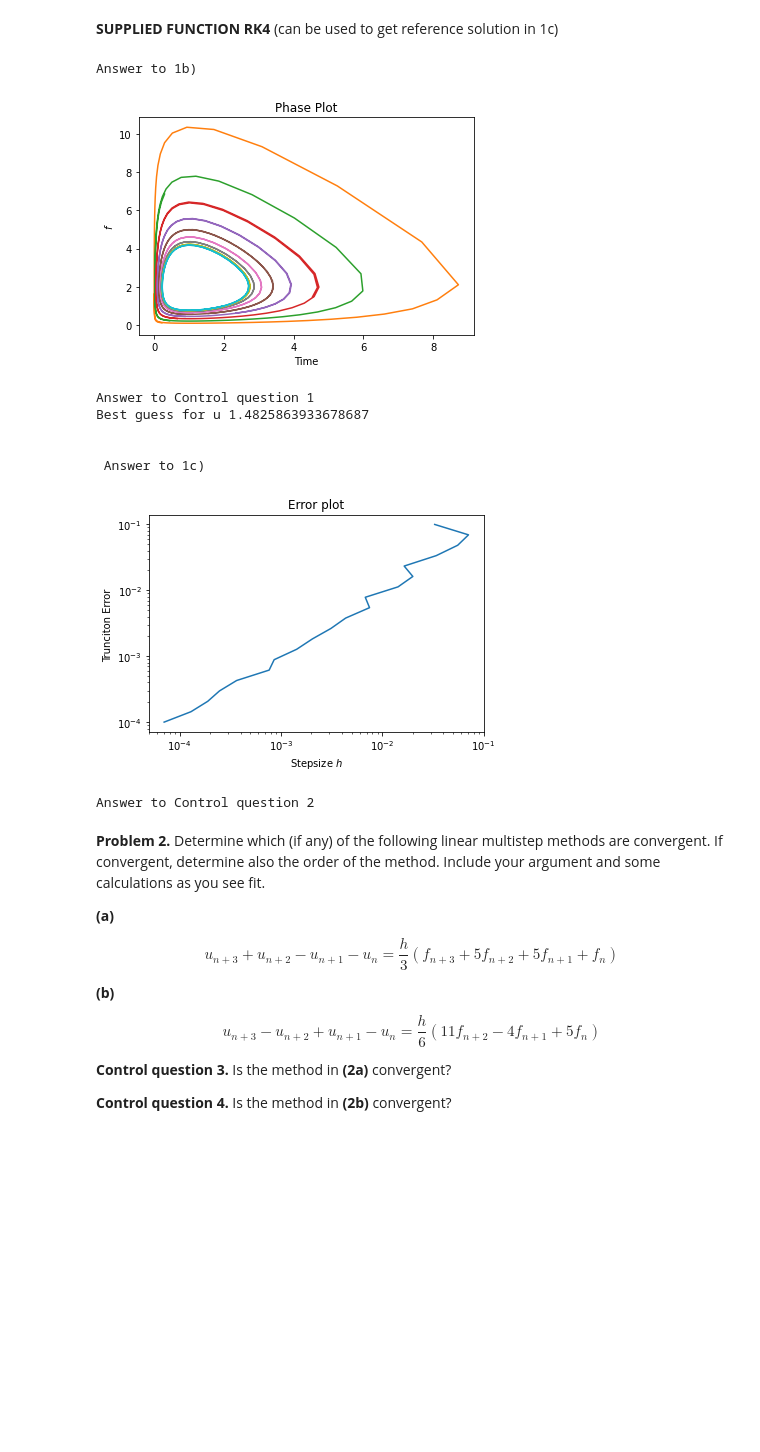
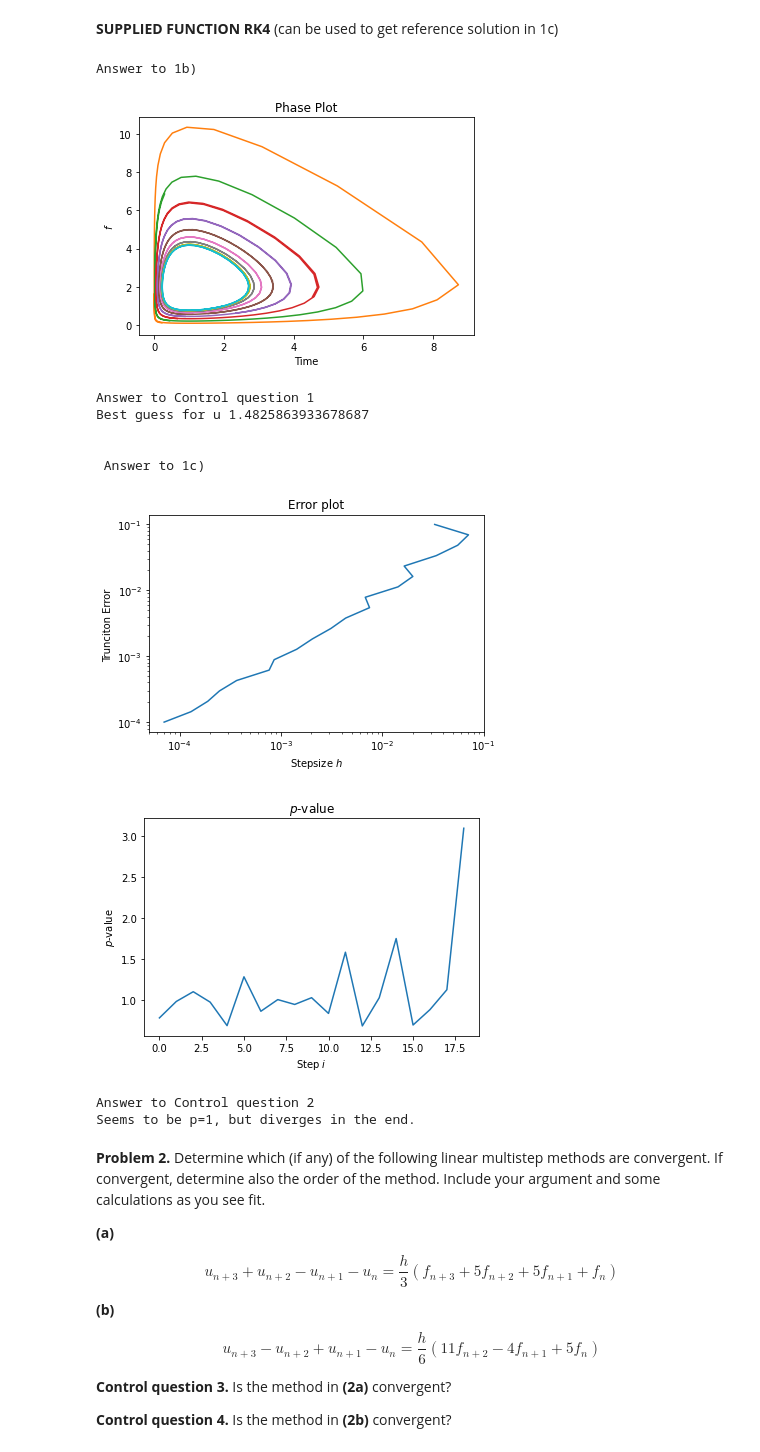
Before and after one commit to isakhammer/research, a Jupyter notebook: mathematics/numerical-analysis/numerical-math-tma4215/exercises/assignment-3.ipynb, the cells around one changed output. Drawn from its saved outputs; the diff is of its cells as text; code cells hidden in the pictures; blank space fills up the shorter version.

```diff
--- a/mathematics/numerical-analysis/numerical-math-tma4215/exercises/assignment-3.ipynb
+++ b/mathematics/numerical-analysis/numerical-math-tma4215/exercises/assignment-3.ipynb
@@ -201,35 +201,57 @@ h = 0.01
 HH = np.logspace(-4,-1,20)
 y_exact = RK4(f,y0,t0,T,h)
 YY_e = np.zeros(HH.shape)
+PP = np.zeros(HH.shape[0]-1)
+
+
 
 for i in range(HH.shape[0]):
   y_AMB= AMB2_end(f,y0,t0,T,HH[i])
   YY_e[i] = np.linalg.norm(y_AMB - y_exact)
+
+  if i>0:
+    #print(PP[i].shape,YY_e[i].shape, HH[i-1].shape )
+    #print(PP[i],YY_e[i], HH[i-1] )
+    PP[i-1] = (YY_e[i-1]/YY_e[i])/(HH[i-1]/HH[i])
+    #PP[i] = np.log(YY_e[i-1]/YY_e[i])/np.log(HH[i-1]/HH[i])
+
 
 plt.plot(YY_e, HH)
 plt.yscale('log')
 plt.xscale('log')
 plt.xlabel("Stepsize $h$")
 plt.ylabel("Trunciton Error ")
 
 plt.title("Error plot")
 
 plt.show()
 
 
+plt.plot( np.arange(0, PP.shape[0]), PP)
+plt.xlabel("Step $i$")
+plt.ylabel("$p$-value")
+
+plt.title("$p$-value")
+
+plt.show()
+
 # Answer to Control question 1
 
 print("\n\n\nAnswer to Control question 2")
+
+print("Seems to be p=1, but diverges in the end.")
 # %% [output]
 Answer to 1b)
 [figure]
 Answer to Control question 1
 Best guess for u 1.4825863933678687
 
 
  Answer to 1c)
 [figure]
+[figure, added]
 Answer to Control question 2
+Seems to be p=1, but diverges in the end.
 # %% [markdown]
 **Problem 2.** Determine which (if any) of the following linear multistep methods are convergent. If convergent, determine also the order of the method. Include your argument and some calculations as you see fit.
 
```
